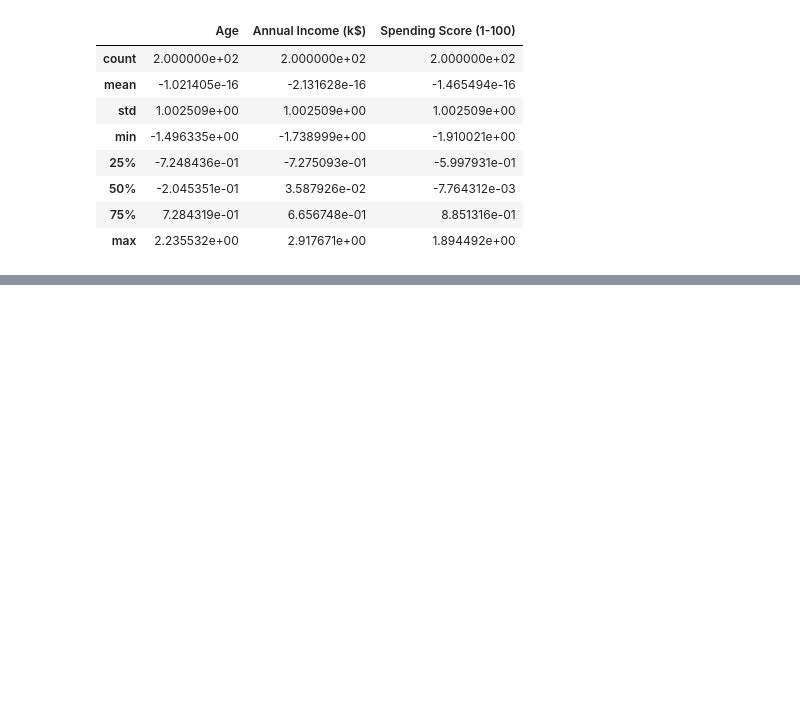
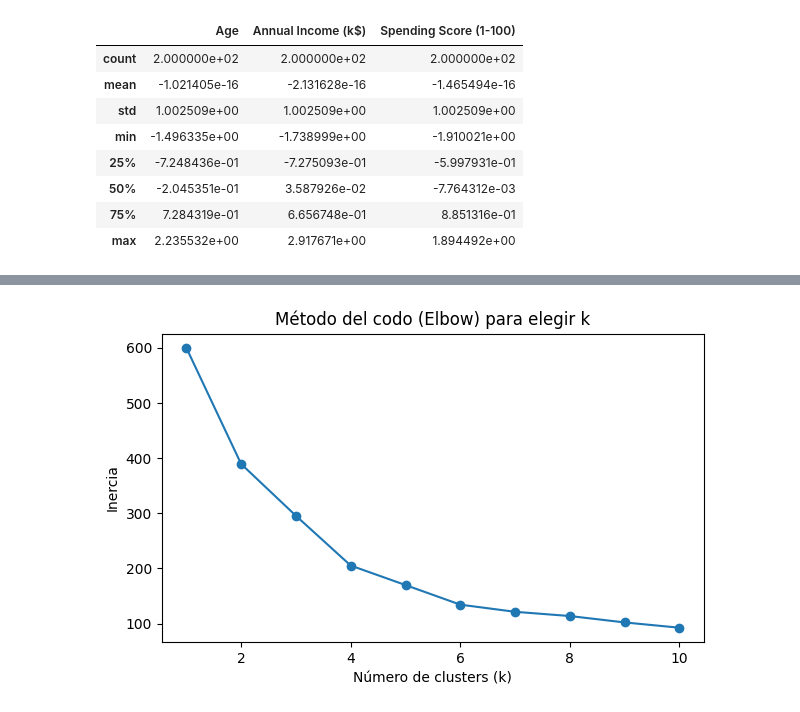
Before and after one commit to mym2013/segmentacion-clientes-unsupervised, a Jupyter notebook: notebooks/segmentacion_clientes.ipynb, the cells around one changed output, grey strips where cells are left out. Cells and saved outputs as stored; diff of their text form; code cells hidden in the pictures; blank space fills up the shorter version.

```diff
--- a/notebooks/segmentacion_clientes.ipynb
+++ b/notebooks/segmentacion_clientes.ipynb
@@ -150,0 +175,20 @@ X_scaled_df.to_csv("../data/mall_customers_preprocessed.csv", index=False)
+# %%
+from sklearn.cluster import KMeans
+import matplotlib.pyplot as plt
+
+inertia = []
+k_values = range(1, 11)
+
+for k in k_values:
+    km = KMeans(n_clusters=k, random_state=42)
+    km.fit(X_scaled_df)
+    inertia.append(km.inertia_)
+
+plt.figure(figsize=(7,4))
+plt.plot(k_values, inertia, marker="o")
+plt.xlabel("Número de clusters (k)")
+plt.ylabel("Inercia")
+plt.title("Método del codo (Elbow) para elegir k")
+plt.show()
+# %% [output]
+[figure, added]
```
Also changed, not shown: parts of 5 cells of this notebook.
